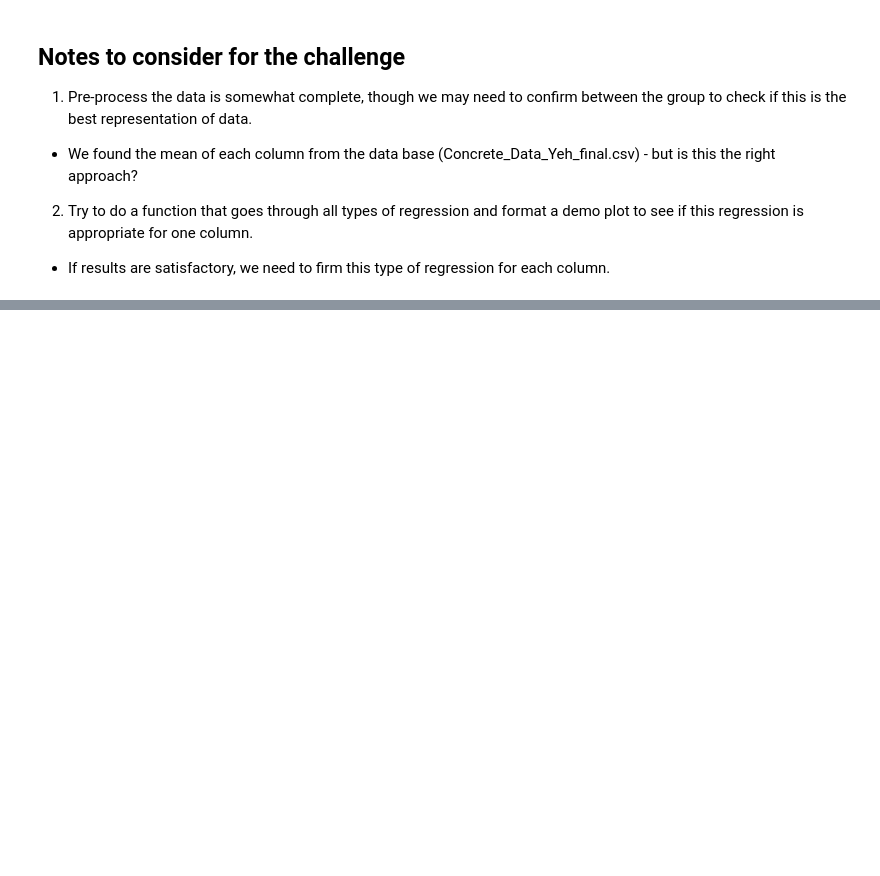
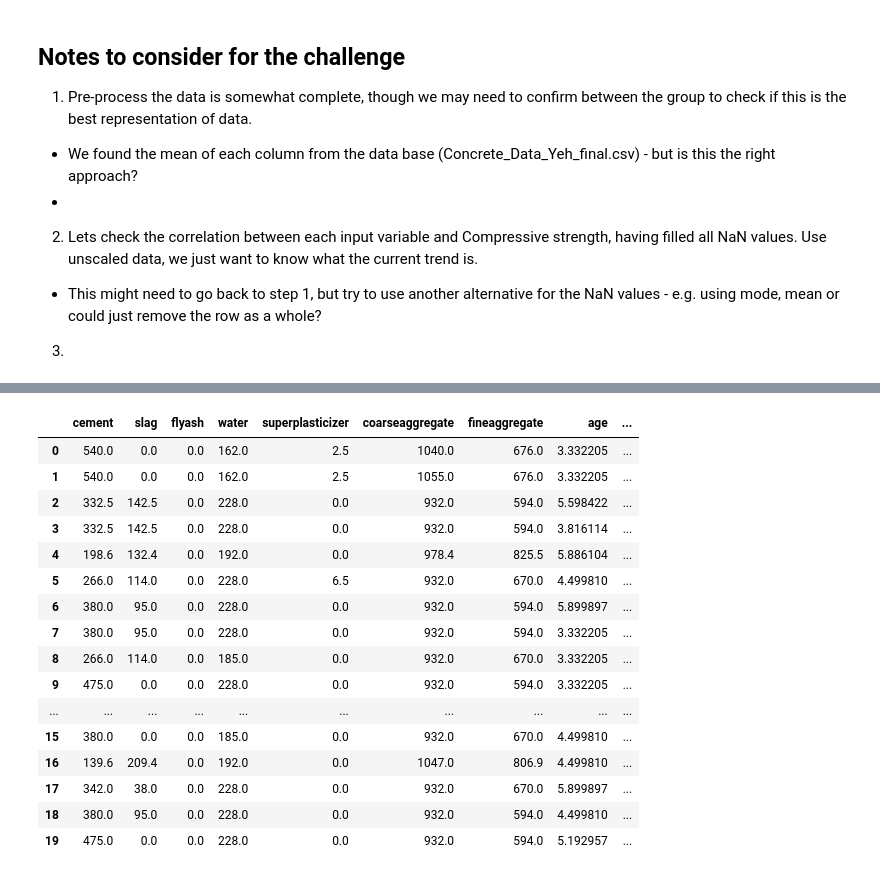
Before and after one commit to ryannduma/Concrete-Coding-Challenge, a Jupyter notebook: Computing challenge draft Mervyn.ipynb, the cells around one changed output, grey strips where cells are left out. Cells and saved outputs as stored; diff of their text form; code cells hidden in the pictures; blank space fills up the shorter version.

```diff
--- a/Computing challenge draft Mervyn.ipynb
+++ b/Computing challenge draft Mervyn.ipynb
@@ -11,12 +13,16 @@ from sklearn.metrics import explained_variance_score, mean_absolute_error, mean_
 
 1. Pre-process the data is somewhat complete, though we may need to confirm between the group to check if this is the best representation of data.
  - We found the mean of each column from the data base (Concrete_Data_Yeh_final.csv) - but is this the right approach?
+ -
 
-2. Try to do a function that goes through all types of regression and format a demo plot to see if this regression is appropriate for one column.
- - If results are satisfactory, we need to firm this type of regression for each column.
+2. Lets check the correlation between each input variable and Compressive strength, having filled all NaN values. Use unscaled data, we just want to know what the current trend is.
+- This might need to go back to step 1, but try to use another alternative for the NaN values - e.g. using mode, mean or could just remove the row as a whole?
+
+
+3.
 # %%
 filename = 'Concrete_Data_Yeh_final.csv'
-variables = ['cement', 'slag', 'flyash', 'water', 'superplasticizer', 'coarseaggregate', 'fineaggregate', 'age', 'csMPa']
+variables = ['cement', 'slag', 'flyash', 'water', 'superplasticizer', 'coarseaggregate', 'fineaggregate', 'age']
 
 class PreProcessing:
     "The aim of this class is to successfully replace all the empty values from"
@@ -24,30 +30,31 @@ class PreProcessing:
     def __init__(self, file):
         self.data = pd.read_csv(file)
 
-    def FillNaN (self):
-        # Here we used the .mean method to replace the NaN values from the original dataset.
-        # (Please check this as we may use an alternative fillna method)
-        for i in self.data.columns:
-            self.data[i].fillna(self.data[i].mean(), inplace = True)
-            print(self.data[i].mean(), self.data[i].std(), len(self.data[i]))
-        return self
+    def checkNaN (self):
+        return self.data.isnull().sum()
 
-    #def SplitColumns (self, variablelist)-> dict:
-        # not sure what to do here, trying to split each column in the dataframe to their individual series / arrays. (To sort out)
-        #Dict = {}
-        #for variable in variablelist:
-            #Dict[variable] = self.data[variable].to_numpy()
-        #return Dict
+    def FillNaN (self) -> pd.DataFrame:
+        # Here we used the .fillna method to replace the NaN values with the mean or median of the variable.
+        # We checked this by plotting the graphs in the following code and using the DataFrame produced comparing mean and median and gradient (for a linear relationship).
+        for i, variable in enumerate(self.data.columns[:-1]):
+            if 1 < i < 5:
+                self.data[variable].fillna(self.data[variable].median(), inplace = True)
+            else:
+                self.data[variable].fillna(self.data[variable].mean(), inplace = True)
 
-    def SplitColumns (self, variable) -> np.array:
-        return self.data[variable].to_numpy()
+        self.data['age'] = np.log(self.data['age'])
+        return self.data
 
-test = PreProcessing(filename).FillNaN()
-# Here, we will form global variables for each array. These can be recalled for scaling and modelling, however, it cannot visually show which variable its from unless specified in further code.
-for i, variable in enumerate(variables):
-    globals()[variable] = test.SplitColumns(variables[i])
+    def removeNaN (self) -> pd.DataFrame:
+        # Here we used the .dropna method to remove the NaN values from the original dataset.
+        self.data.dropna(inplace = True)
+        return self.data
 
-# just for show
-#print(cement, '\n slag:', slag, '\n flyash:', flyash, '\n water:', water, '\n superplasticizer:', superplasticizer,
-# '\n coarseaggregate:', coarseaggregate, '\n fineaggregate:', fineaggregate, '\n age:', age, '\n csMPa', csMPa)
+
+'''test = PreProcessing(filename).removeNaN()
+test2 = PreProcessing(filename).FillNaN()'''
+test = PreProcessing(filename).checkNaN()
+print(test)
+concretedata = PreProcessing(filename).FillNaN()
+concretedata.head(20)
 # %% [output]
@@ -62,0 +71,17 @@ for i, variable in enumerate(variables):
+|  | cement | slag | flyash | water | superplasticizer | coarseaggregate | fineaggregate | age | ... |
+| 0 | 540.0 | 0.0 | 0.0 | 162.0 | 2.5 | 1040.0 | 676.0 | 3.332205 | ... |
+| 1 | 540.0 | 0.0 | 0.0 | 162.0 | 2.5 | 1055.0 | 676.0 | 3.332205 | ... |
+| 2 | 332.5 | 142.5 | 0.0 | 228.0 | 0.0 | 932.0 | 594.0 | 5.598422 | ... |
+| 3 | 332.5 | 142.5 | 0.0 | 228.0 | 0.0 | 932.0 | 594.0 | 3.816114 | ... |
+| 4 | 198.6 | 132.4 | 0.0 | 192.0 | 0.0 | 978.4 | 825.5 | 5.886104 | ... |
+| 5 | 266.0 | 114.0 | 0.0 | 228.0 | 6.5 | 932.0 | 670.0 | 4.499810 | ... |
+| 6 | 380.0 | 95.0 | 0.0 | 228.0 | 0.0 | 932.0 | 594.0 | 5.899897 | ... |
+| 7 | 380.0 | 95.0 | 0.0 | 228.0 | 0.0 | 932.0 | 594.0 | 3.332205 | ... |
+| 8 | 266.0 | 114.0 | 0.0 | 185.0 | 0.0 | 932.0 | 670.0 | 3.332205 | ... |
+| 9 | 475.0 | 0.0 | 0.0 | 228.0 | 0.0 | 932.0 | 594.0 | 3.332205 | ... |
+| ... | ... | ... | ... | ... | ... | ... | ... | ... | ... |
+| 15 | 380.0 | 0.0 | 0.0 | 185.0 | 0.0 | 932.0 | 670.0 | 4.499810 | ... |
+| 16 | 139.6 | 209.4 | 0.0 | 192.0 | 0.0 | 1047.0 | 806.9 | 4.499810 | ... |
+| 17 | 342.0 | 38.0 | 0.0 | 228.0 | 0.0 | 932.0 | 670.0 | 5.899897 | ... |
+| 18 | 380.0 | 95.0 | 0.0 | 228.0 | 0.0 | 932.0 | 594.0 | 4.499810 | ... |
+| 19 | 475.0 | 0.0 | 0.0 | 228.0 | 0.0 | 932.0 | 594.0 | 5.192957 | ... |
```
Also changed, not shown: parts of 13 cells of this notebook.
